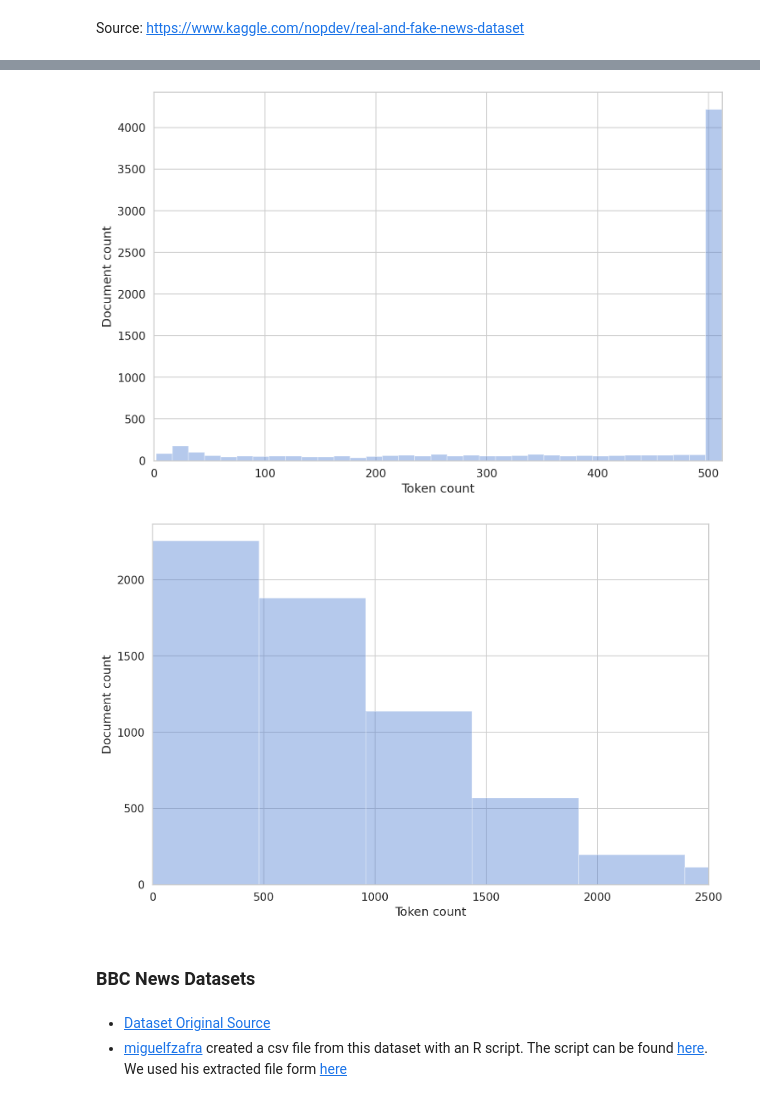
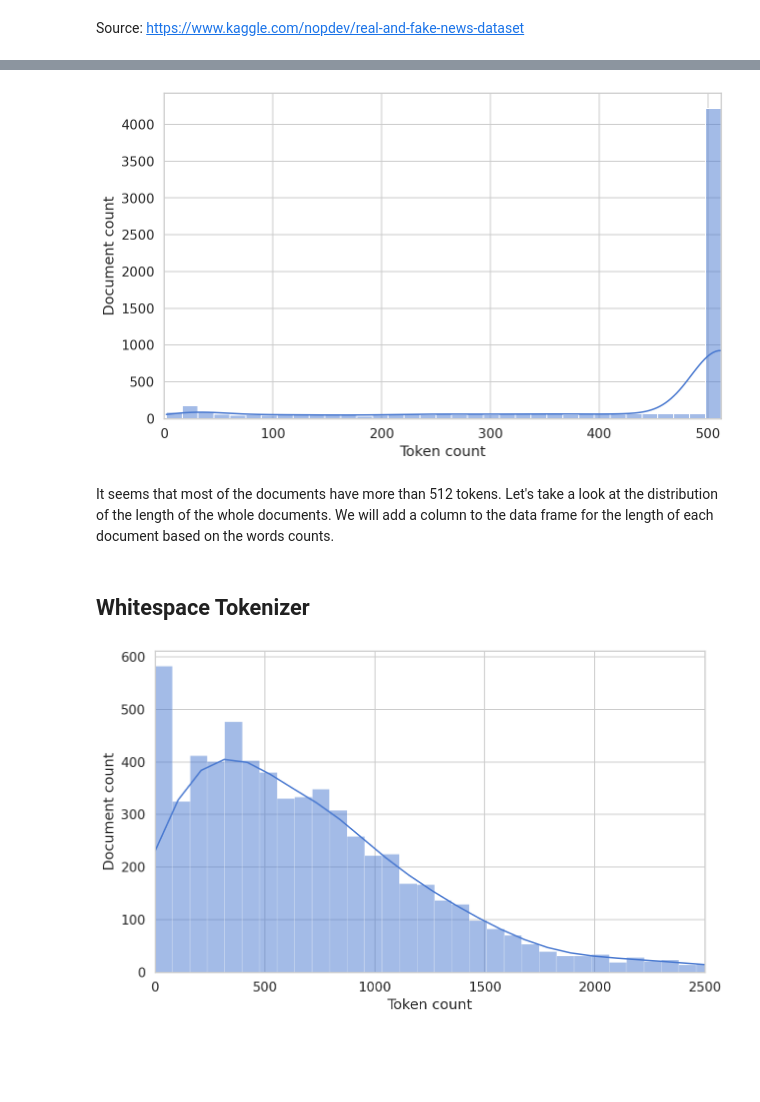
Before and after one commit to uabinf/nlp-group-project-fall-2020-text-document-classification, a Jupyter notebook: notebooks/Datasets_Exploration.ipynb, the cells around one changed output, grey strips where cells are left out. Saved outputs shown, nothing was run; the diff lists cells and outputs as text; code cells hidden in the pictures; blank space fills up the shorter version.

```diff
--- a/notebooks/Datasets_Exploration.ipynb
+++ b/notebooks/Datasets_Exploration.ipynb
@@ -78,7 +108,7 @@ for txt in df.text:
 # %%
-sns.distplot(token_lens, kde=False, norm_hist = False)
+sns.histplot(token_lens, kde = True)
 plt.xlim([0, 512]);
 plt.xlabel('Token count');
 plt.ylabel('Document count');
 # %% [output]
-[figure, old version]
+[figure, new version]
@@ -90,0 +115,4 @@ for txt in df.text:
+# %% [markdown]
+It seems that most of the documents have more than 512 tokens. Let's take a look at the distribution of the length of the whole documents. We will add a column to the data frame for the length of each document based on the words counts.
+# %% [markdown]
+## Whitespace Tokenizer
@@ -91,13 +121,7 @@ for txt in df.text:
 # %%
-sns.distplot(token_lens, kde=False, norm_hist = False)
+sns.histplot(df.News_length, kde = True)
 plt.xlim([0, 2500]);
 plt.xlabel('Token count');
 plt.ylabel('Document count');
 # %% [output]
-[figure, old version]
+[figure, new version]
-# %% [markdown]
-### BBC News Datasets
-# %% [markdown]
-- [Dataset Original Source](http://mlg.ucd.ie/datasets/bbc.html)
-- [miguelfzafra](https://github.com/miguelfzafra)
- created a csv file from this dataset with an R script. The script can be found [here](https://github.com/miguelfzafra/Latest-News-Classifier/blob/master/0.%20Latest%20News%20Classifier/01.%20Dataset%20Creation/01.%20Dataset%20Creation.R). We used his extracted file form [here](https://github.com/miguelfzafra/Latest-News-Classifier/blob/master/0.%20Latest%20News%20Classifier/01.%20Dataset%20Creation/News_dataset.csv)
```
Also changed, not shown: parts of 27 cells of this notebook.
